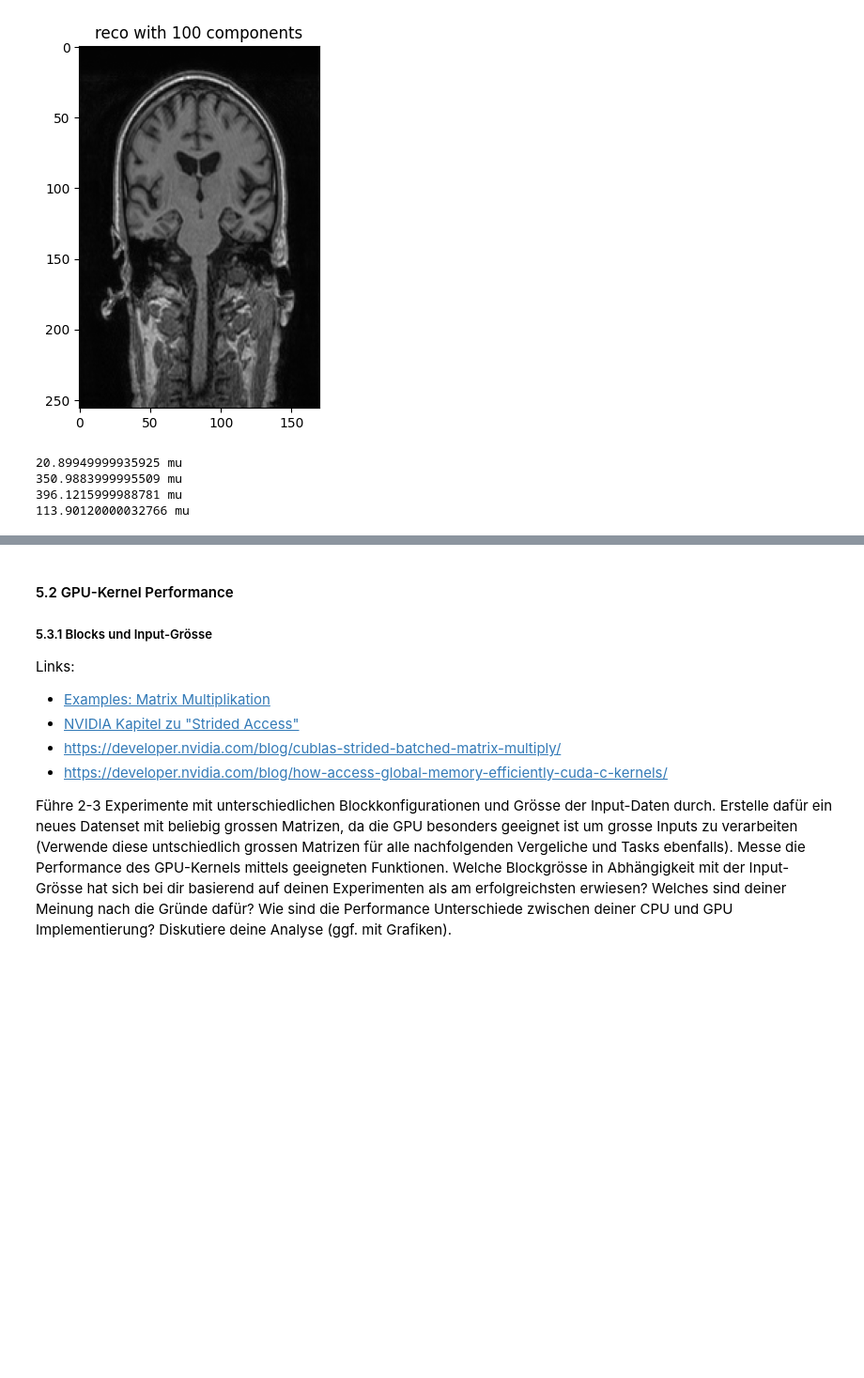
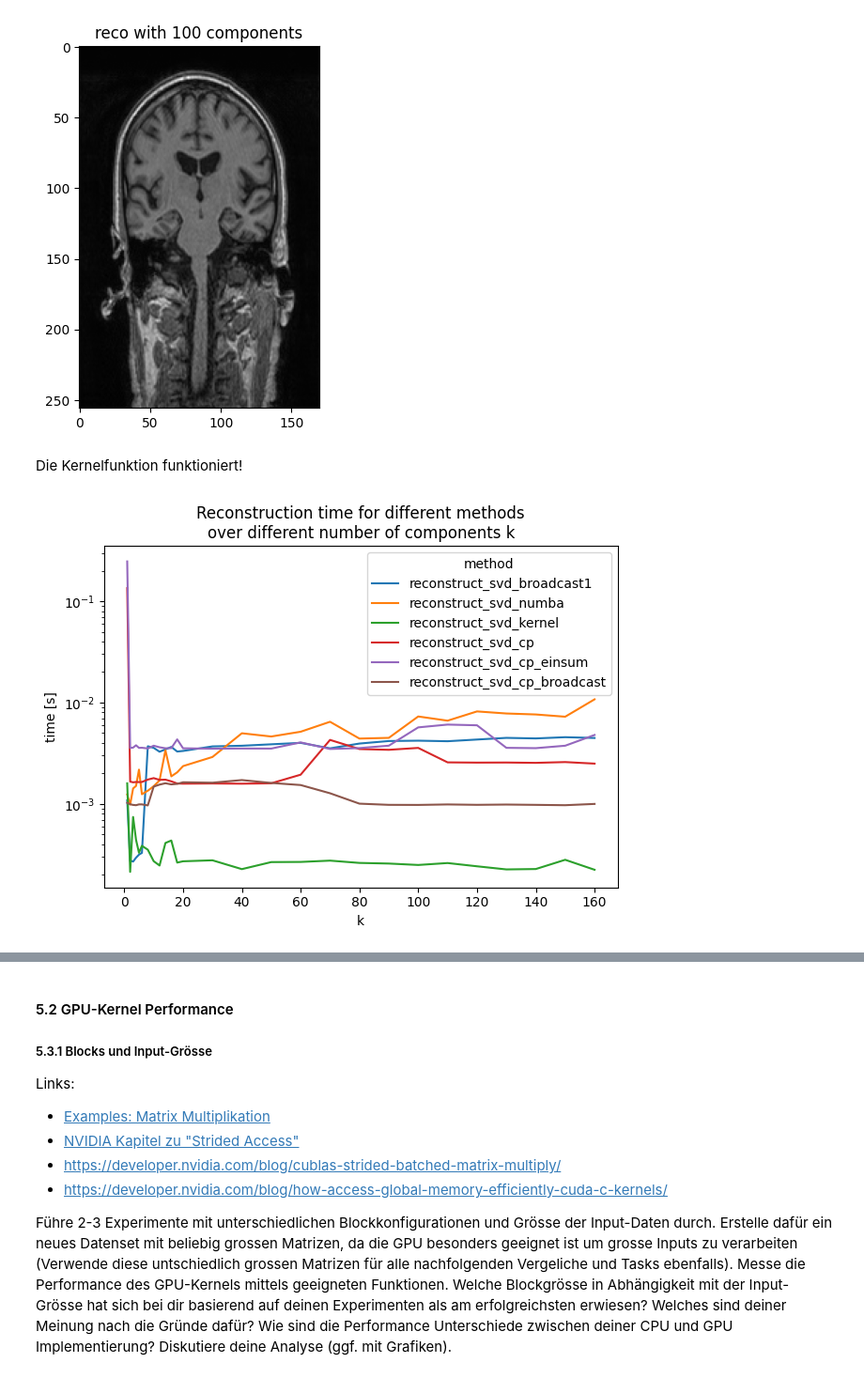
Before and after one commit to florinbarbisch/hpc-m2, a Jupyter notebook: hpc_fs22_mc2_teil2.ipynb, the cells around one changed output, grey strips where cells are left out. Shown at 94% size. Cells and saved outputs as stored; diff of their text form; code cells hidden in the pictures; blank space fills up the shorter version.

Commit message:
Analysis of different block sizes and hints from simon

```diff
--- a/hpc_fs22_mc2_teil2.ipynb
+++ b/hpc_fs22_mc2_teil2.ipynb
@@ -153,18 +150,52 @@ C = cp.asnumpy(C_gpu)
 plot_reco(C, k)
 # %% [output]
 [figure]
-# %%
-# measure time
-import timeit
-
-print(timeit.timeit('reconstruct_svd_kernel(blocks_per_grid, threads_per_block, (u_gpu, s_gpu, vt_gpu, C_gpu, u.shape[0], u.shape[1], vt.shape[0], vt.shape[1], k))', globals=globals(), number=1000)*1000, "mu")
-print(timeit.timeit('reconstruct_svd_cp(u_gpu, s_gpu, vt_gpu, k)', globals=globals(), number=1000)*1000, "mu")
-print(timeit.timeit('reconstruct_svd_cp_einsum(u_gpu, s_gpu, vt_gpu, k)', globals=globals(), number=1000)*1000, "mu")
-print(timeit.timeit('reconstruct_svd_cp_broadcast(u_gpu, s_gpu, vt_gpu, k)', globals=globals(), number=1000)*1000, "mu")
-# %% [output]
-20.89949999935925 mu
-350.9883999995509 mu
-396.1215999988781 mu
-113.90120000032766 mu
+# %% [markdown]
+Die Kernelfunktion funktioniert!
+# %%
+# load reconstruction_times.pkl as dataframe
+import pandas as pd
+df = pd.read_pickle('reconstruction_times.pkl')
+ks = df['k'].unique()
+# %%
+# measure time
+import timeit
+
+# warmup
+reconstruct_svd_kernel(blocks_per_grid, threads_per_block, (u_gpu, s_gpu, vt_gpu, C_gpu, u.shape[0], u.shape[1], vt.shape[0], vt.shape[1], k))
+
+# measure kernel time
+reconstruction_times_cuda = []
+for k in ks:
+    elapsed = timeit.timeit('reconstruct_svd_kernel(blocks_per_grid, threads_per_block, (u_gpu, s_gpu, vt_gpu, C_gpu, u.shape[0], u.shape[1], vt.shape[0], vt.shape[1], k))', globals=globals(), number=10)
+    reconstruction_times_cuda.append(("reconstruct_svd_kernel", k, elapsed))
+
+
+cupy_methods = [reconstruct_svd_cp, reconstruct_svd_cp_einsum, reconstruct_svd_cp_broadcast]
+
+for method in cupy_methods:
+    # warmup
+    method(u_gpu, s_gpu, vt_gpu, k)
+    for k in ks:
+        elapsed = timeit.timeit(lambda: method(u_gpu, s_gpu, vt_gpu, k), globals=globals(), number=10)
+        reconstruction_times_cuda.append((method.__name__, k, elapsed))
+
+reconstruction_times_cuda = pd.DataFrame(reconstruction_times_cuda, columns=['method', 'k', 'time'])
+# %%
+# concatenate times
+df = pd.concat([df, reconstruction_times_cuda])
+
+# plot times
+import seaborn as sns
+import matplotlib.pyplot as plt
+sns.lineplot(x="k", y="time", hue="method", data=df[df["method"].isin(["reconstruct_svd_numba", "reconstruct_svd_broadcast1", "reconstruct_svd_kernel", "reconstruct_svd_cp", "reconstruct_svd_cp_einsum", "reconstruct_svd_cp_broadcast"])])
+plt.yscale("log")
+plt.xlabel("k")
+plt.ylabel("time [s]")
+plt.title("Reconstruction time for different methods\nover different number of components k")
+plt.tight_layout()
+plt.show()
+# %% [output]
+[figure, added]
 # %% [markdown]
 <font color='blue'>Antwort hier eingeben</font>
```
Also changed, not shown: parts of 16 cells of this notebook.
